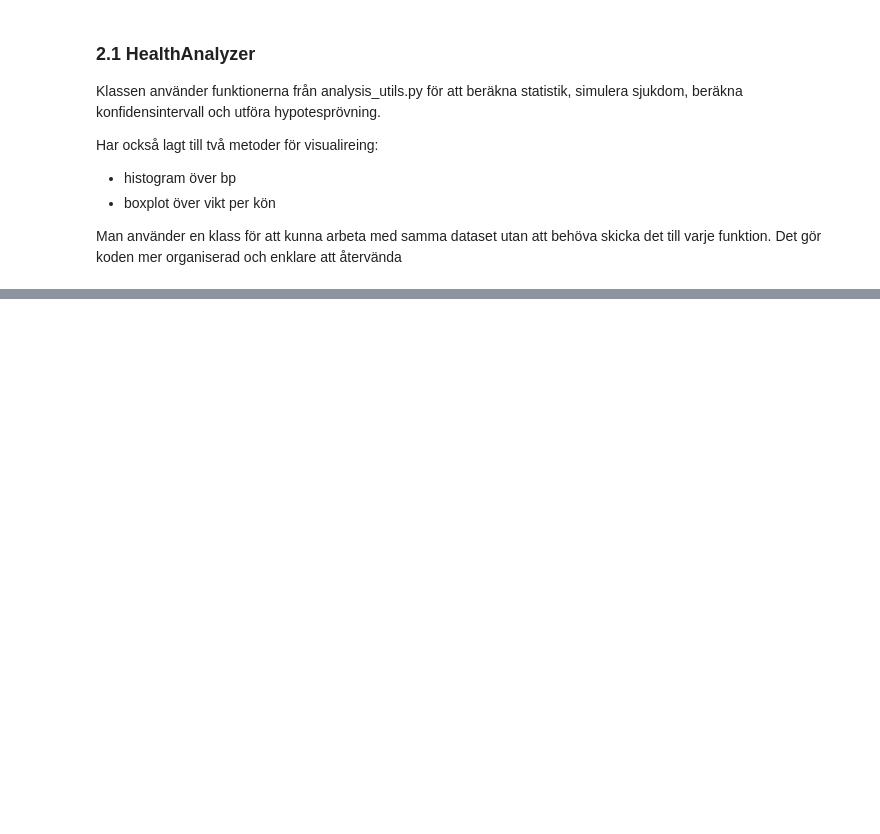
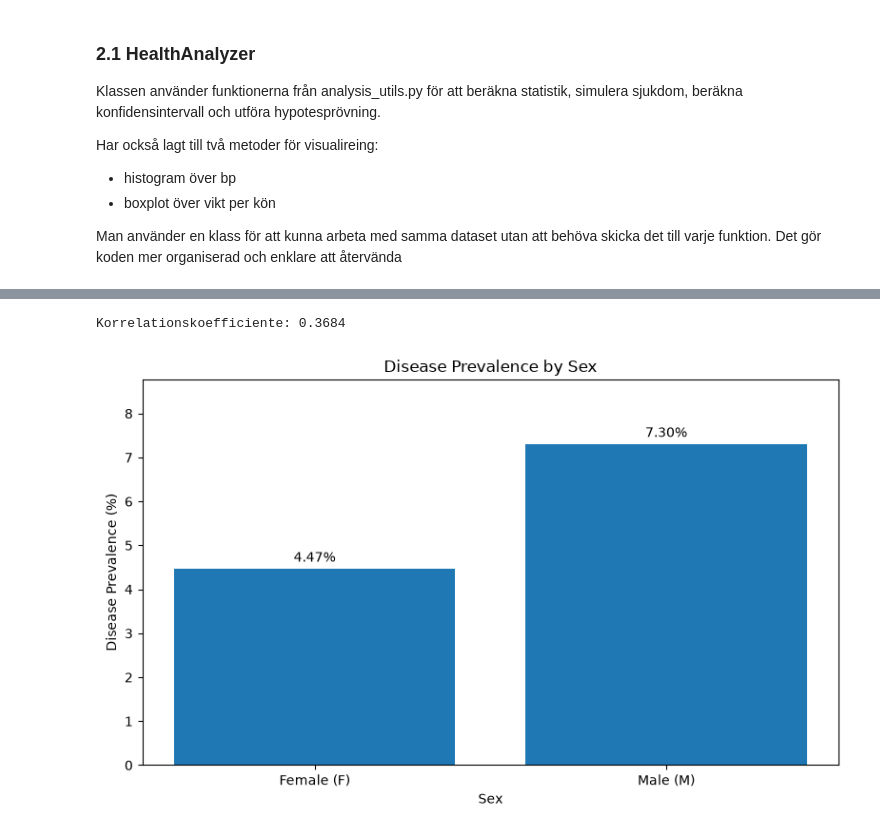
Before and after one commit to Sebas99-Luis/health-study, a Jupyter notebook: notebooks/health_study_del2.ipynb, the cells around one changed output, grey strips where cells are left out. Drawn from its saved outputs; the diff is of its cells as text; code cells hidden in the pictures; blank space fills up the shorter version.

```diff
--- a/notebooks/health_study_del2.ipynb
+++ b/notebooks/health_study_del2.ipynb
@@ -205,0 +436,19 @@ Man använder en klass för att kunna arbeta med samma dataset utan att behöva
+# %%
+# Välj kolesterol och blodtryck
+cholesterol = df["cholesterol"]
+blood_pressure = df["systolic_bp"]
+
+# Beräkna Pearson korrelation
+correlation = cholesterol.corr(blood_pressure)
+
+print(f"Korrelationskoefficiente: {correlation:.4f}")
+# %% [output]
+Korrelationskoefficiente: 0.3684
+# %%
+# Visa sjukdomsförekomst per kön
+fig = analyzer.plot_disease_by_sex()
+
+display(fig)
+plt.close(fig)
+# %% [output]
+[figure, added]
```
Also changed, not shown: parts of 17 cells of this notebook, 1 other file.
